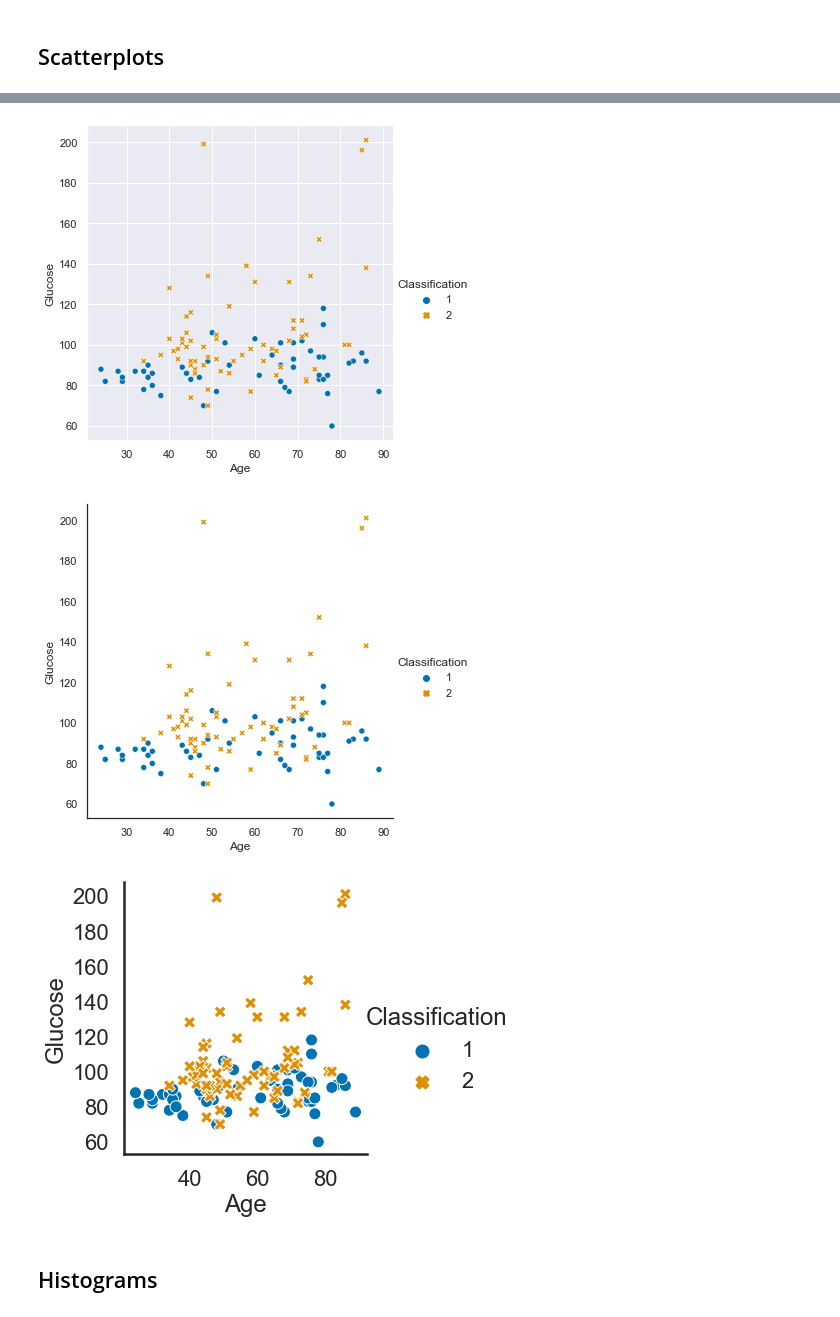
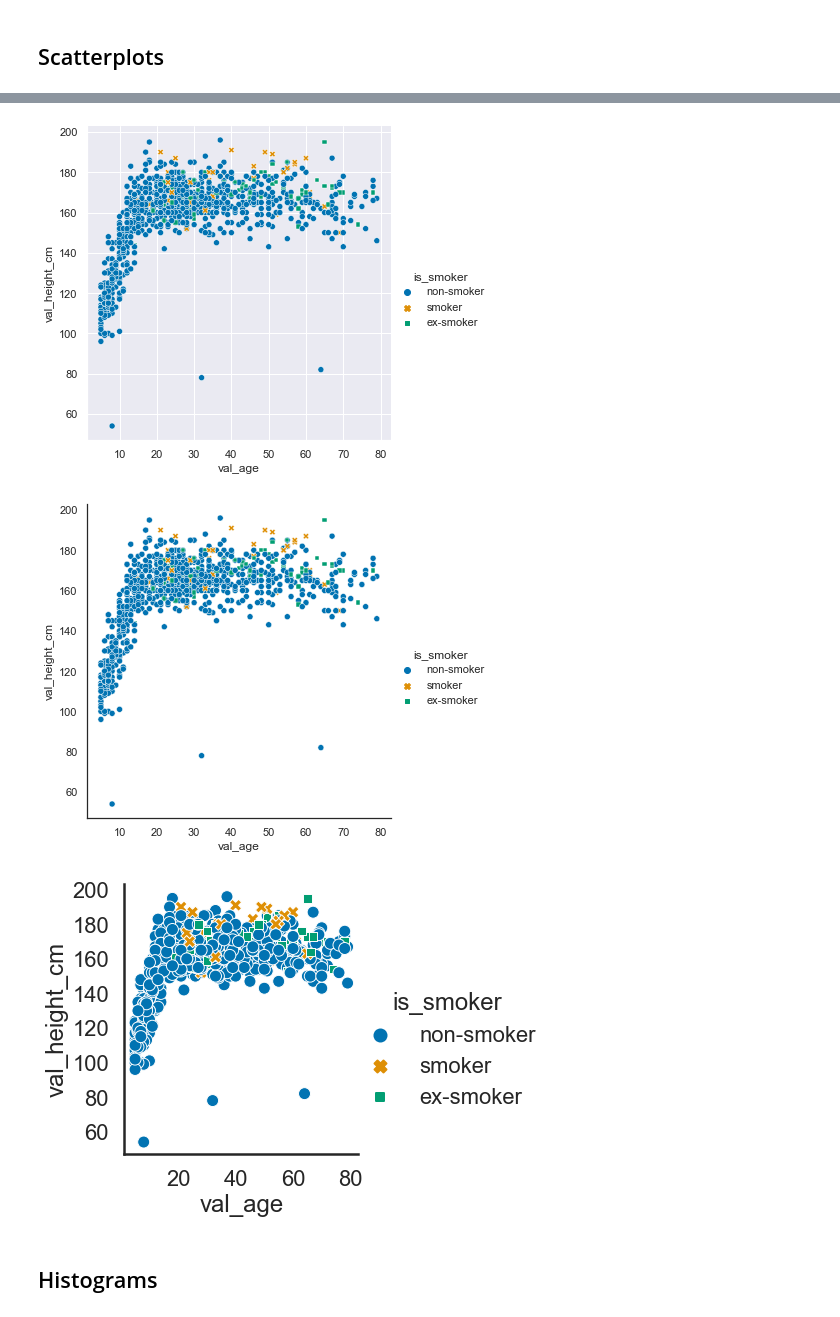
Before and after one commit to arcus/education_modules, a Jupyter notebook: data_visualization_in_seaborn/data_visualization_seaborn.ipynb, the cells around one changed output, grey strips where cells are left out. Drawn from its saved outputs; the diff is of its cells as text; code cells hidden in the pictures.

```diff
--- a/data_visualization_in_seaborn/data_visualization_seaborn.ipynb
+++ b/data_visualization_in_seaborn/data_visualization_seaborn.ipynb
@@ -10 +8,3 @@ breast_cancer_data = pd.read_csv("https://archive.ics.uci.edu/ml/machine-learnin
+# %%
+covid_data = pd.read_csv("https://raw.githubusercontent.com/kendavidn/yaounde_serocovpop_shared/v1.0.0/data/yaounde_covid_seroprev_dataset.csv")
 # %%
@@ -55,0 +42,15 @@ plt.savefig('media/seaborn_scatter_3.png')
+# %%
+# using color to show groups
+
+# recode is_smoker to make the variable labels shorter
+orig_codes = ["ex_fumeur__j_ai_fum__mais_ne_fume_plus", "fumeur__je_fume_actuellement", "non_fumeur__je_n_ai_jamais_fum"]
+new_codes = ["ex-smoker", "smoker", "non-smoker"]
+
+covid_data['is_smoker'] = covid_data['is_smoker'].replace(orig_codes, new_codes)
+
+
+sns.relplot(data = covid_data,
+            x="val_age", y="val_height_cm",
+            hue="is_smoker")
+
+plt.savefig('media/seaborn_scatter_3.png')
@@ -65,8 +68,8 @@ plt.savefig('media/seaborn_scatter_4.png')
 # %%
 # custom colors
-sns.relplot(data = breast_cancer_data,
-            x="Age", y="Glucose",
-            hue="Classification", style = "Classification",
+sns.relplot(data = covid_data,
+            x="val_age", y="val_height_cm",
+            hue="is_smoker", style = "is_smoker",
            palette = "colorblind")
 
 plt.savefig('media/seaborn_scatter_5.png')
@@ -74,7 +77,7 @@ plt.savefig('media/seaborn_scatter_5.png')
 # to set the colorblind palette as default for all of our plots
 sns.set_theme(palette="colorblind")
 # %% [output]
-[figure, old version]
+[figure, new version]
 # %%
 # controlling figure aesthetics
 
@@ -82,26 +85,26 @@ sns.set_theme(palette="colorblind")
 sns.set_style("white")
 
 
-sns.relplot(data = breast_cancer_data,
-            x="Age", y="Glucose",
-            hue="Classification", style = "Classification")
+sns.relplot(data = covid_data,
+            x="val_age", y="val_height_cm",
+            hue="is_smoker", style = "is_smoker")
 
 plt.savefig('media/seaborn_scatter_6.png')
 # %% [output]
-[figure, old version]
+[figure, new version]
 # %%
 # there are 4 different contexts available: notebook (default), paper, talk, and poster
 sns.set_context("poster")
 
-sns.relplot(data = breast_cancer_data,
-            x="Age", y="Glucose",
-            hue="Classification", style = "Classification")
+sns.relplot(data = covid_data,
+            x="val_age", y="val_height_cm",
+            hue="is_smoker", style = "is_smoker")
 
 plt.savefig('media/seaborn_scatter_7.png')
 
 # set context back to notebook (the default)
 sns.set_context("notebook")
 # %% [output]
-[figure, old version]
+[figure, new version]
 # %% [markdown]
 ## Histograms
```
Also changed, not shown: parts of 13 cells of this notebook, 13 other files.
